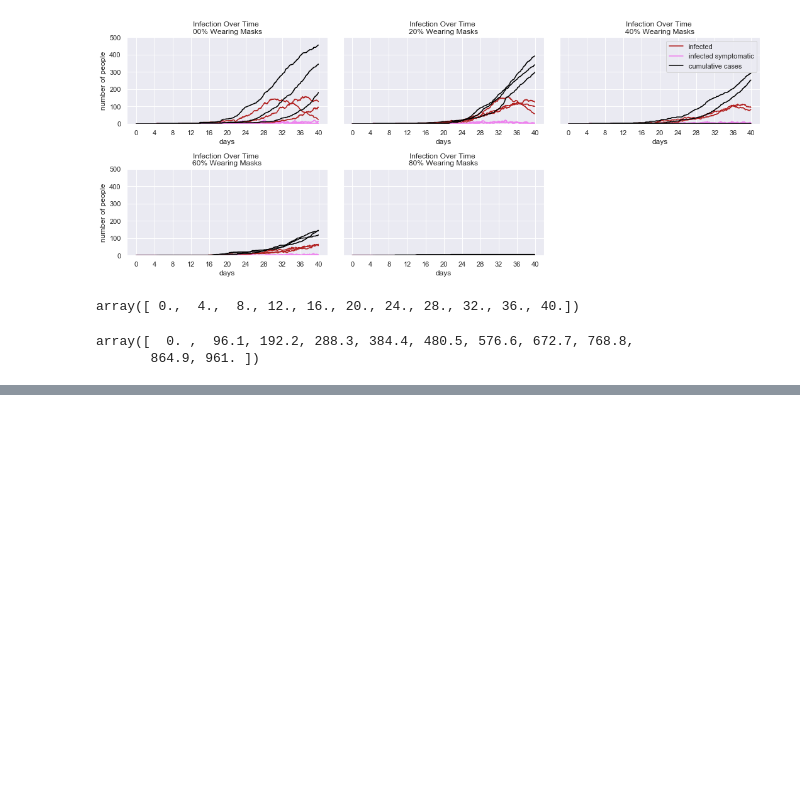
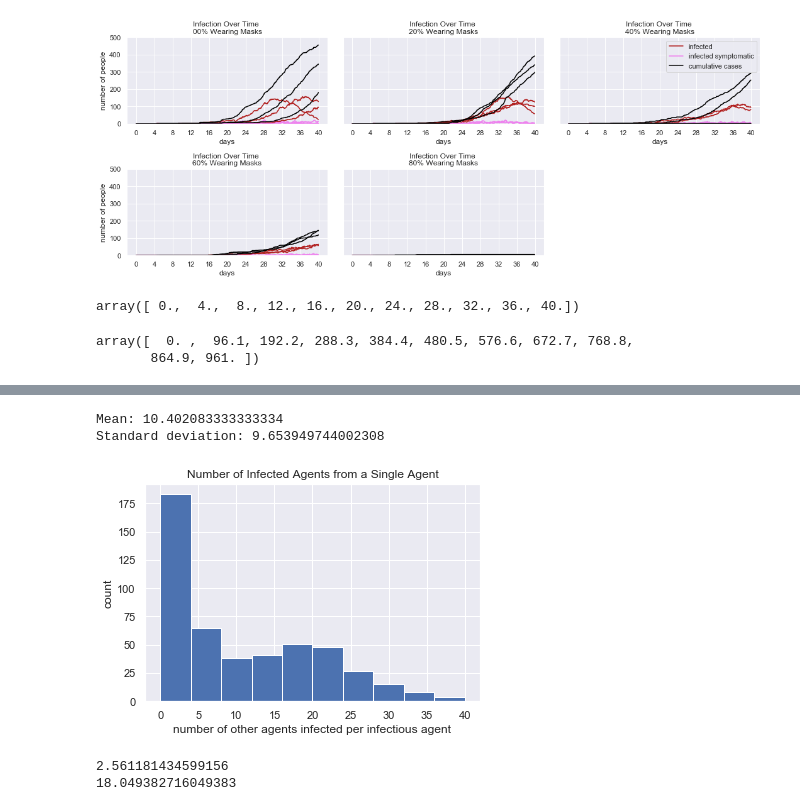
Before and after one commit to adamcatching/SARS_SEIR_Simulation, a Jupyter notebook: notebook/2020-04/2020-04-16.ipynb, the cells around one changed output, grey strips where cells are left out. Saved outputs shown, nothing was run; the diff lists cells and outputs as text; code cells hidden in the pictures; blank space fills up the shorter version.

```diff
--- a/notebook/2020-04/2020-04-16.ipynb
+++ b/notebook/2020-04/2020-04-16.ipynb
@@ -2426,0 +2837,20 @@ array([  0. ,  96.1, 192.2, 288.3, 384.4, 480.5, 576.6, 672.7, 768.8,
+# %%
+num_mean = agents["num infected"].mean()
+print(f'Mean: {num_mean}')
+num_std = agents["num infected"].std()
+print(f'Standard deviation: {num_std}')
+_ = plt.hist(agents['num infected'])
+_ = plt.xlabel('number of other agents infected per infectious agent')
+_ = plt.ylabel('count')
+_ = plt.title('Number of Infected Agents from a Single Agent')
+plt.show()
+# %% [output]
+Mean: 10.402083333333334
+Standard deviation: 9.653949744002308
+[figure, added]
+# %%
+print(agents[agents['symptomatic'] == 1]['num infected'].mean())
+print(agents[agents['symptomatic'] == 0]['num infected'].mean())
+# %% [output]
+2.561181434599156
+18.049382716049383
```
Also changed, not shown: parts of 3 cells of this notebook, 1 other file.
